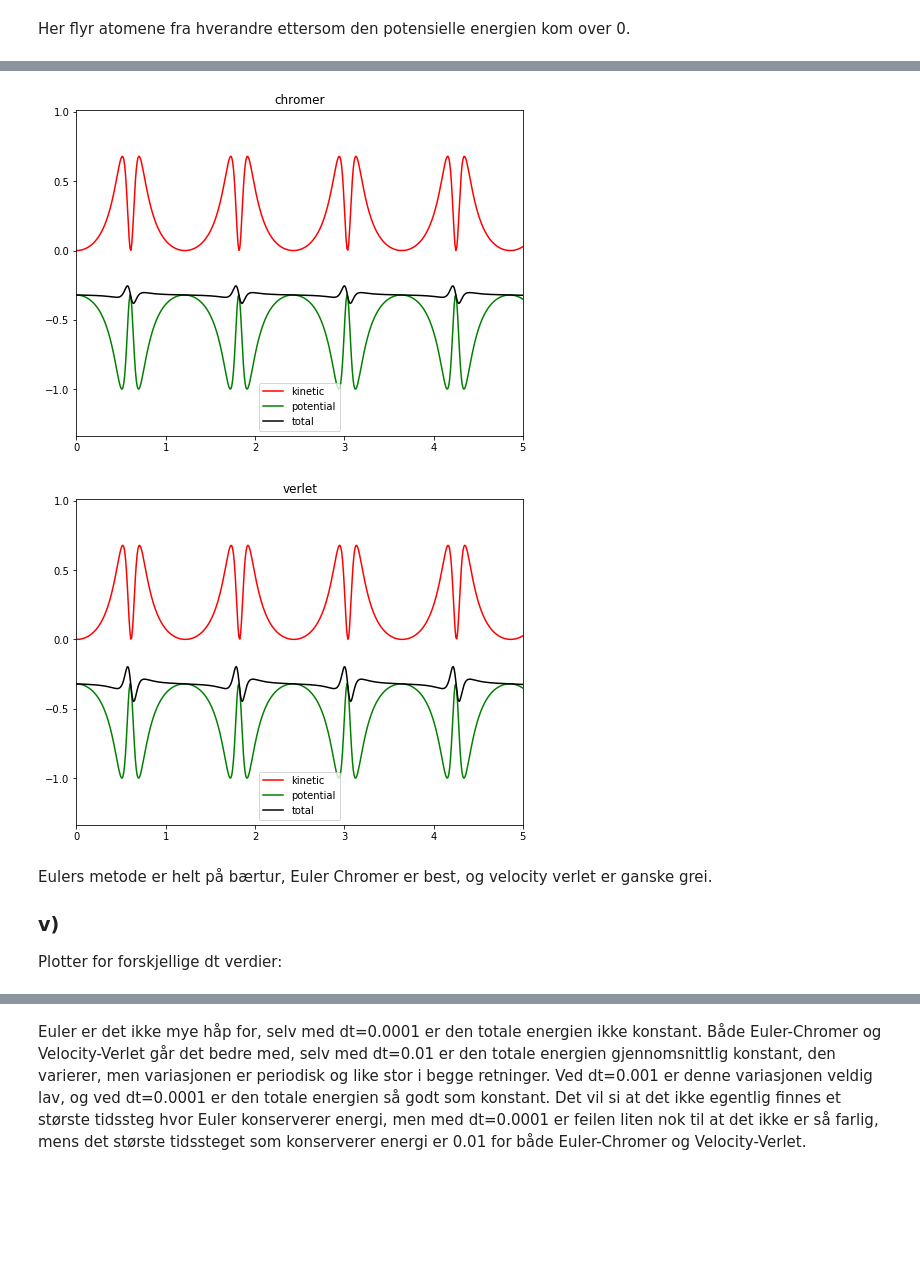
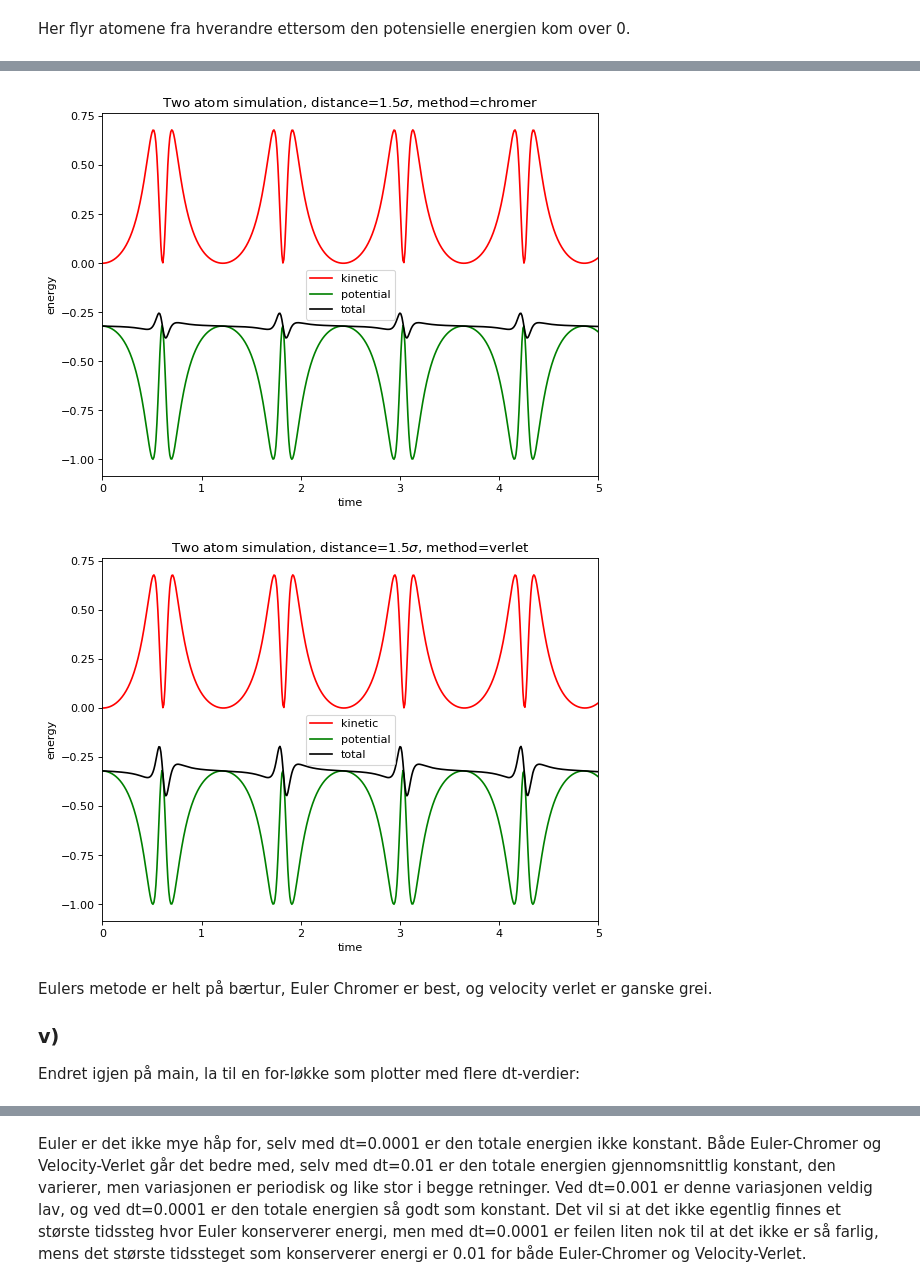
Before and after one commit to Benito1001/MolDyn, a Jupyter notebook: MolDyn.ipynb, the cells around one changed output, grey strips where cells are left out. Cells and saved outputs as stored; diff of their text form; code cells hidden in the pictures; blank space fills up the shorter version.

```diff
--- a/MolDyn.ipynb
+++ b/MolDyn.ipynb
@@ -317,7 +320,0 @@ Skrev et programm:
-# %%
-atoms = [
-	Atom(Vector3(0, 0, 0)),
-	Atom(Vector3(0.95, 0, 0))
-]
-
-main()
@@ -408,27 +413,32 @@ Skrev et programm som plotter med Euler, Euler Chromer og Velocity Verlet:
 # %%
-atoms = [
-	Atom(Vector3(0, 0, 0)),
-	Atom(Vector3(1.5, 0, 0))
-]
-
 def main(method):
 	dt = 0.01
 	length = 5
-	t_list, kin_list, pot_list, tot_list = simulate(dt, length, method)
+
+	atoms = [
+		Atom(Vector3(0, 0, 0)),
+		Atom(Vector3(1.5, 0, 0))
+	]
+
+	t_list, kin_list, pot_list, tot_list = simulate(atoms, dt, length, method)
 	data_list = [
 		("kinetic", "r", kin_list),
 		("potential", "g", pot_list),
 		("total", "k", tot_list),
 	]
-	plt.figure(figsize=(8, 6))
+
+	plt.figure(figsize=(8, 6), dpi=80)
+
 	for name, color, values in data_list:
 		plt.plot(t_list, values, color=color, label=name)
 	plt.legend()
 	min_value = min(pot_list)
 	max_value = max(kin_list)
-	buffer = (max_value - min_value)/5
+	buffer = (max_value - min_value)/20
 	plt.axis([0, length, min_value-buffer, max_value+buffer])
-	plt.title(method)
+	plt.title(f"Two atom simulation, distance=1.5$\\sigma$, method={method}")
+	plt.xlabel("time")
+	plt.ylabel("energy")
 	plt.show()
 main("euler")
 main("chromer")
@@ -438,11 +448,11 @@ main("verlet")
-[figure, old version]
+[figure, new version]
-[figure, old version]
+[figure, new version]
 # %% [markdown]
 Eulers metode er helt på bærtur, Euler Chromer er best, og velocity verlet er ganske grei.
 
 ### v)
 
-Plotter for forskjellige dt verdier:
+Endret igjen på main, la til en for-løkke som plotter med flere dt-verdier:
 # %%
 def main(method):
 	length = 10
```
Also changed, not shown: parts of 38 cells of this notebook, 34 other files.
